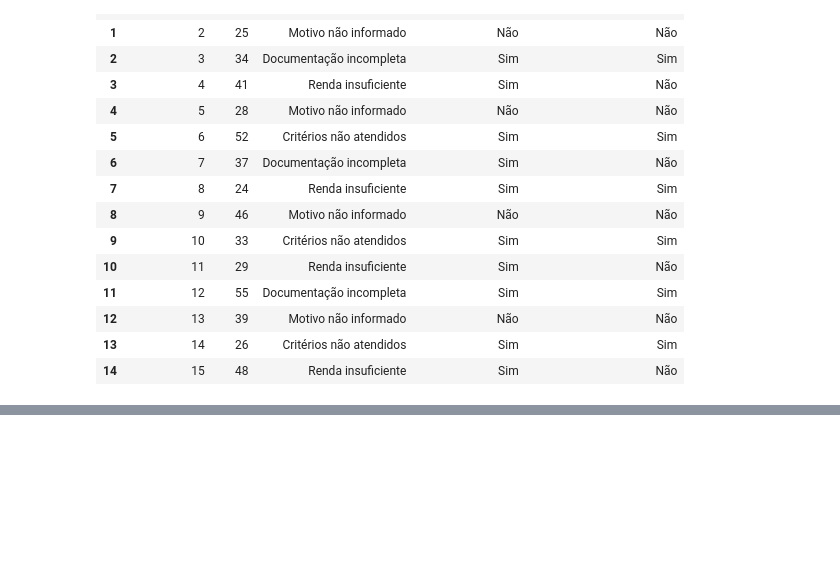
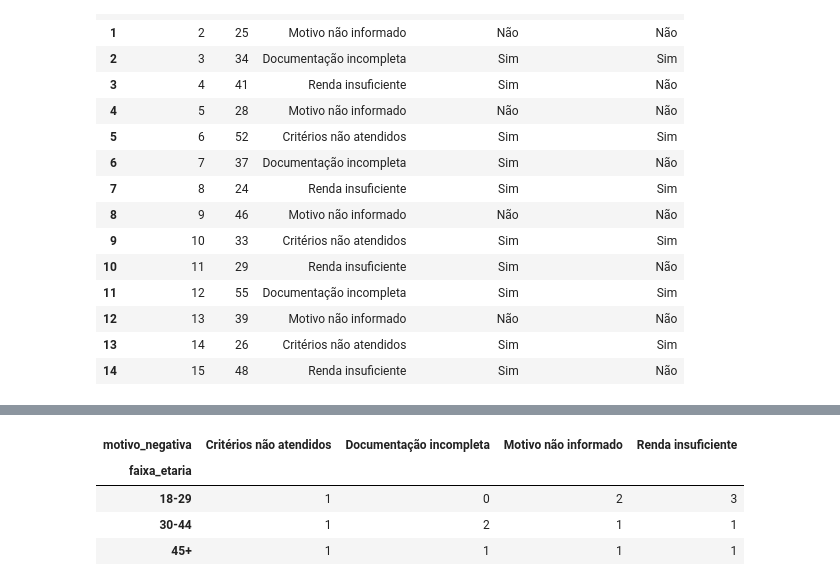
Before and after one commit to cintiafelixdata/analise-experiencia-cliente, a Jupyter notebook: Analise_de_Negativas_Financeiras.ipynb, the cells around one changed output, grey strips where cells are left out. Saved outputs shown, nothing was run; the diff lists cells and outputs as text; code cells hidden in the pictures; blank space fills up the shorter version.

```diff
--- a/Analise_de_Negativas_Financeiras.ipynb
+++ b/Analise_de_Negativas_Financeiras.ipynb
@@ -112,0 +149,11 @@ Como os dados são fictícios e a amostra é pequena, os resultados não represe
+# %%
+pd.crosstab(
+    df["faixa_etaria"],
+    df["motivo_negativa"]
+)
+# %% [output]
+| motivo_negativa | Critérios não atendidos | Documentação incompleta | Motivo não informado | Renda insuficiente |
+| faixa_etaria |  |  |  |  |
+| 18-29 | 1 | 0 | 2 | 3 |
+| 30-44 | 1 | 2 | 1 | 1 |
+| 45+ | 1 | 1 | 1 | 1 |
```
Also changed, not shown: parts of 17 cells of this notebook.
